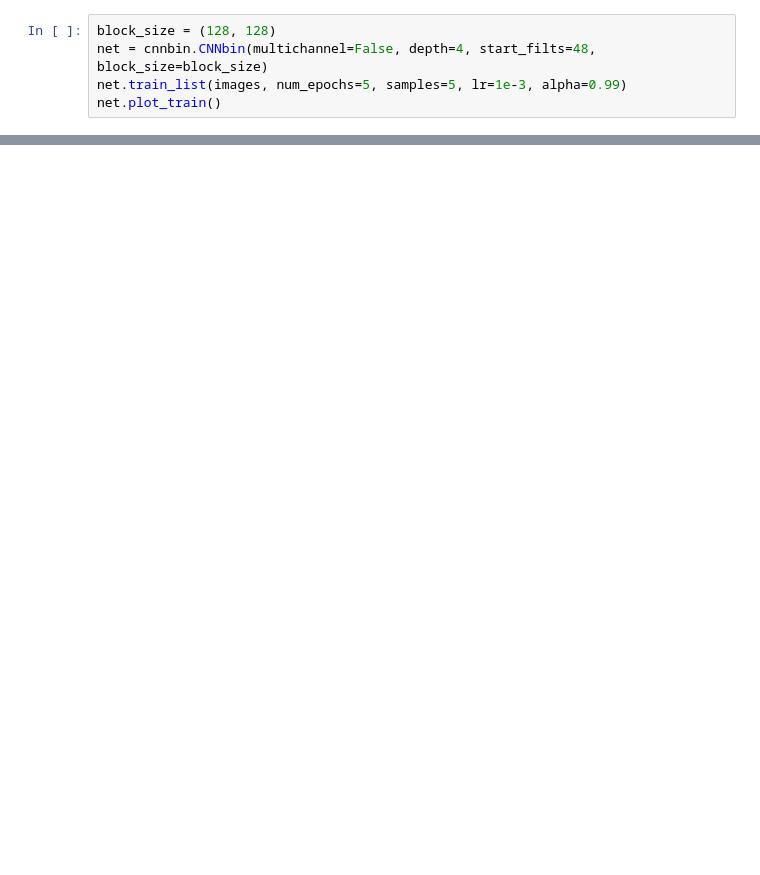
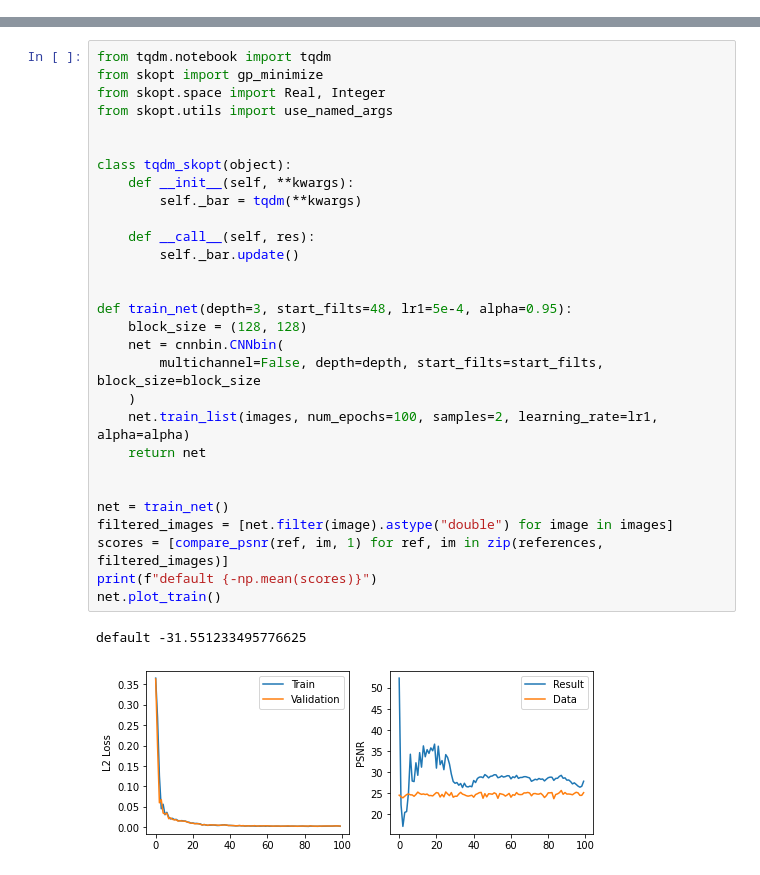
Before and after one commit to ncxt/ncxt_cnnbin, a Jupyter notebook: Hyper.ipynb, the cells around one changed output, grey strips where cells are left out. Cells and saved outputs as stored; diff of their text form; blank space fills up the shorter version.

```diff
--- a/Hyper.ipynb
+++ b/Hyper.ipynb
@@ -49,6 +89 @@ sigma 0.3 10.481575884287418
 [interactive output not drawn]
-# %%
-block_size = (128, 128)
-net = cnnbin.CNNbin(multichannel=False, depth=4, start_filts=48, block_size=block_size)
-net.train_list(images, num_epochs=5, samples=5, lr=1e-3, alpha=0.99)
-net.plot_train()
@@ -57,0 +90,32 @@ net.plot_train()
+# %%
+from tqdm.notebook import tqdm
+from skopt import gp_minimize
+from skopt.space import Real, Integer
+from skopt.utils import use_named_args
+
+
+class tqdm_skopt(object):
+    def __init__(self, **kwargs):
+        self._bar = tqdm(**kwargs)
+
+    def __call__(self, res):
+        self._bar.update()
+
+
+def train_net(depth=3, start_filts=48, lr1=5e-4, alpha=0.95):
+    block_size = (128, 128)
+    net = cnnbin.CNNbin(
+        multichannel=False, depth=depth, start_filts=start_filts, block_size=block_size
+    )
+    net.train_list(images, num_epochs=100, samples=2, learning_rate=lr1, alpha=alpha)
+    return net
+
+
+net = train_net()
+filtered_images = [net.filter(image).astype("double") for image in images]
+scores = [compare_psnr(ref, im, 1) for ref, im in zip(references, filtered_images)]
+print(f"default {-np.mean(scores)}")
+net.plot_train()
+# %% [output]
+default -31.551233495776625
+[figure, added]
```
Also changed, not shown: parts of 17 cells of this notebook, 1 other file.
